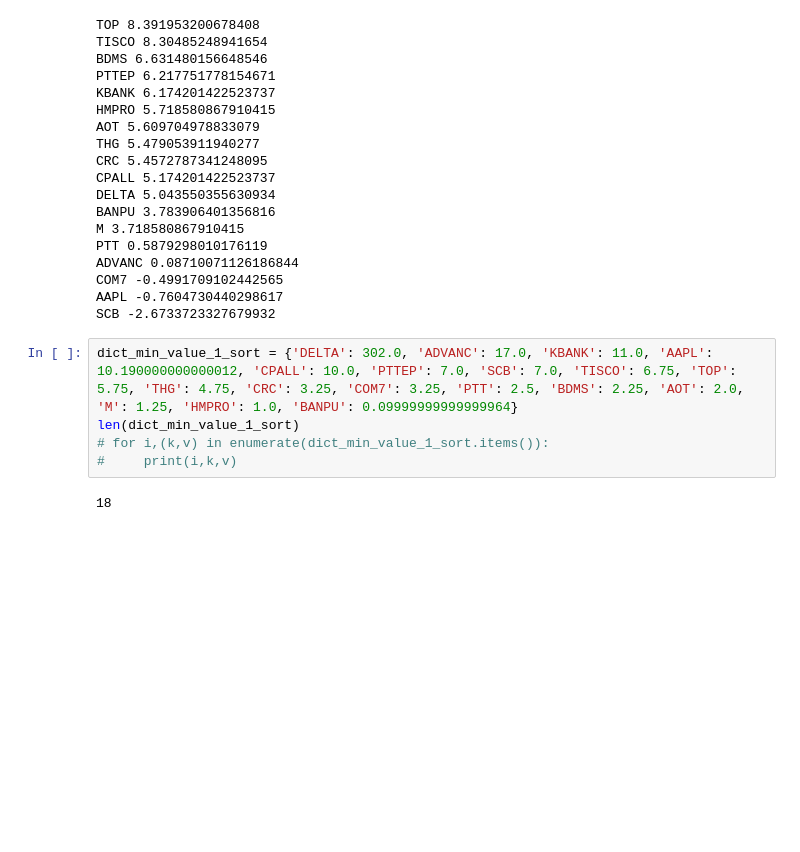
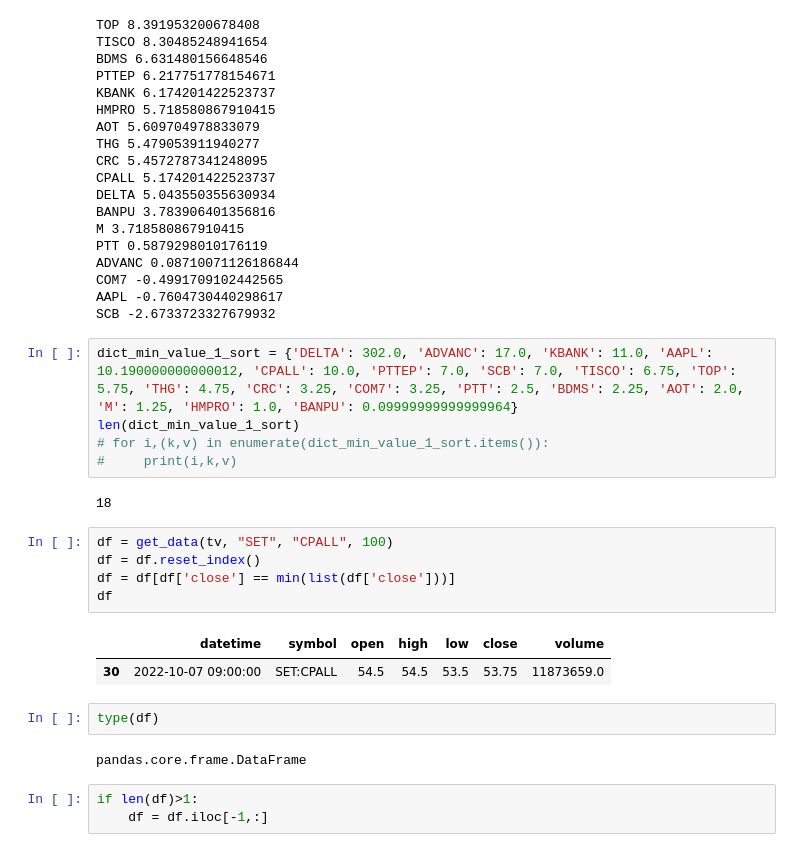
Before and after one commit to Lelalomos/analysis_bot, a Jupyter notebook: test.ipynb, the cells around one changed output. Saved outputs shown, nothing was run; the diff lists cells and outputs as text; blank space fills up the shorter version.

```diff
--- a/test.ipynb
+++ b/test.ipynb
@@ -300,3 +332,18 @@ len(dict_min_value_1_sort)
 #     print(i,k,v)
 # %% [output]
 18
+# %%
+df = get_data(tv, "SET", "CPALL", 100)
+df = df.reset_index()
+df = df[df['close'] == min(list(df['close']))]
+df
+# %% [output]
+|  | datetime | symbol | open | high | low | close | volume |
+| 30 | 2022-10-07 09:00:00 | SET:CPALL | 54.5 | 54.5 | 53.5 | 53.75 | 11873659.0 |
+# %%
+type(df)
+# %% [output]
+pandas.core.frame.DataFrame
+# %%
+if len(df)>1:
+    df = df.iloc[-1,:]
```
Also changed, not shown: parts of 23 cells of this notebook, 1 other file.
